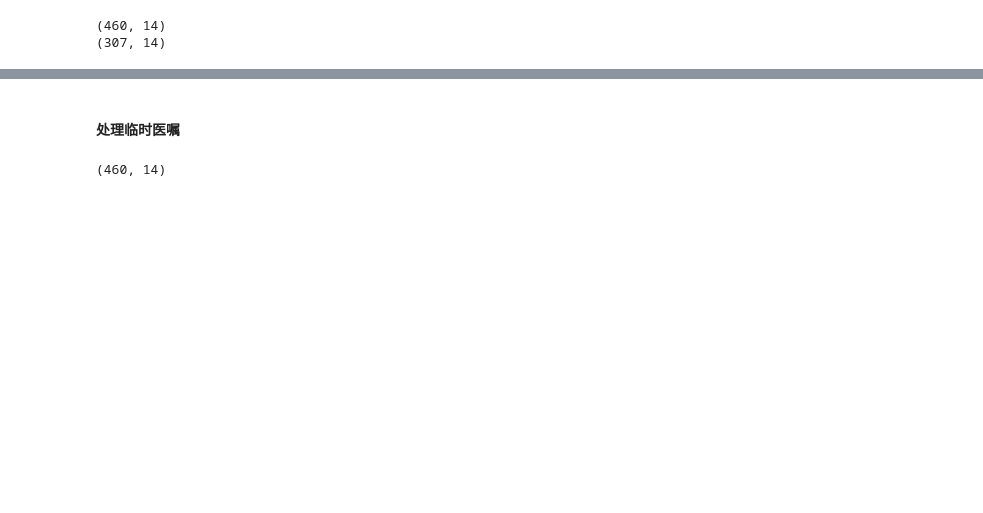
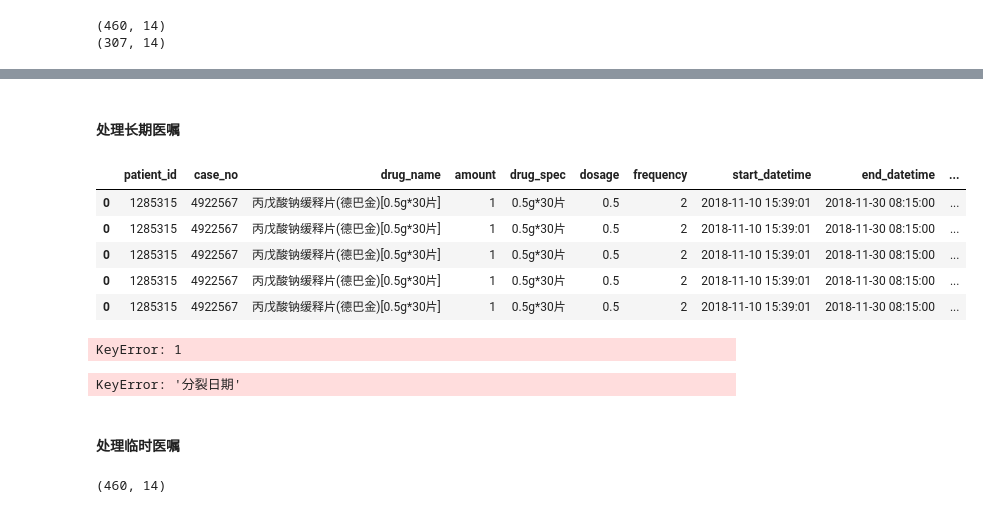
Before and after one commit to yuyongsheng1990/VPA_southern_hospital, a Jupyter notebook: data_process.ipynb, the cells around one changed output, grey strips where cells are left out. Cells and saved outputs as stored; diff of their text form; code cells hidden in the pictures; blank space fills up the shorter version.

```diff
--- a/data_process.ipynb
+++ b/data_process.ipynb
@@ -912,0 +949,2 @@ print(drug_long.shape)
+# %% [markdown]
+#### 处理长期医嘱
@@ -912,0 +961,35 @@ print(drug_long.shape)
+# %%
+# 日期分裂函数
+def explode1(df, col):
+    dftem1 = pd.DataFrame()
+    for i in range(df.shape[0]):
+        dftem = df.iloc[i].to_frame().T
+        if isinstance(df.iloc[i][col], list):
+            if len(df.iloc[i][col]) > 0:
+                for j in range(len(df.iloc[i][col])):
+                    dftem[col + "_"] = df.iloc[i][col][j]
+                    dftem1 = pd.concat([dftem1, dftem])
+            else:
+                dftem1 = pd.concat([dftem1, dftem])
+        else:
+            dftem1 = pd.concat([dftem1, dftem])
+    del dftem1[col]
+    dftem1.rename(columns={col + "_": col}, inplace=True)
+    return dftem1
+# %%
+# 分裂长期医嘱日期
+drug_long['分裂日期']=''
+drug_long=drug_long.reset_index(drop=True)
+for i in range(len(drug_long)):
+    drug_long['分裂日期'][i] = list(pd.date_range(start=drug_long['start_date'][i],end=drug_long['end_date'][i]))
+
+drug_long=explode1(drug_long,'分裂日期')
+# %%
+drug_long.head()
+# %% [output]
+|  | patient_id | case_no | drug_name | amount | drug_spec | dosage | frequency | start_datetime | end_datetime | ... |
+| 0 | 1285315 | 4922567 | 丙戊酸钠缓释片(德巴金)[0.5g*30片] | 1 | 0.5g*30片 | 0.5 | 2 | 2018-11-10 15:39:01 | 2018-11-30 08:15:00 | ... |
+| 0 | 1285315 | 4922567 | 丙戊酸钠缓释片(德巴金)[0.5g*30片] | 1 | 0.5g*30片 | 0.5 | 2 | 2018-11-10 15:39:01 | 2018-11-30 08:15:00 | ... |
+| 0 | 1285315 | 4922567 | 丙戊酸钠缓释片(德巴金)[0.5g*30片] | 1 | 0.5g*30片 | 0.5 | 2 | 2018-11-10 15:39:01 | 2018-11-30 08:15:00 | ... |
+| 0 | 1285315 | 4922567 | 丙戊酸钠缓释片(德巴金)[0.5g*30片] | 1 | 0.5g*30片 | 0.5 | 2 | 2018-11-10 15:39:01 | 2018-11-30 08:15:00 | ... |
+| 0 | 1285315 | 4922567 | 丙戊酸钠缓释片(德巴金)[0.5g*30片] | 1 | 0.5g*30片 | 0.5 | 2 | 2018-11-10 15:39:01 | 2018-11-30 08:15:00 | ... |
@@ -912,0 +998,21 @@ print(drug_long.shape)
+# %%
+# 调整上一次结束日期=下一次起始的日剂量
+temp_list=[]
+for i in drug_long.case_no.unique():
+    temp=drug_long[drug_long['case_no']==i]
+    for j in range(temp.shape[0]):
+        if temp.loc[j,'分裂日期']==temp.loc[j+1,'分裂日期']:
+            pass
+# %% [output]
+KeyError: 1
+# %%
+# 分裂长期医嘱日期
+drug_long=explode1(drug_long,'分裂日期')
+
+drug_long['分裂日期']=drug_long['分裂日期'].apply(lambda x: str(x).split(' ')[0])
+
+drug_long['起始标签'] = drug_long.apply(lambda x: '起始' if x['分裂日期']==x['start_date'] else
+                                                    '结尾' if x['分裂日期']==x['end_date'] else
+                                                    '期间', axis=1)
+# %% [output]
+KeyError: '分裂日期'
```
Also changed, not shown: parts of 13 cells of this notebook, 1 other file.
